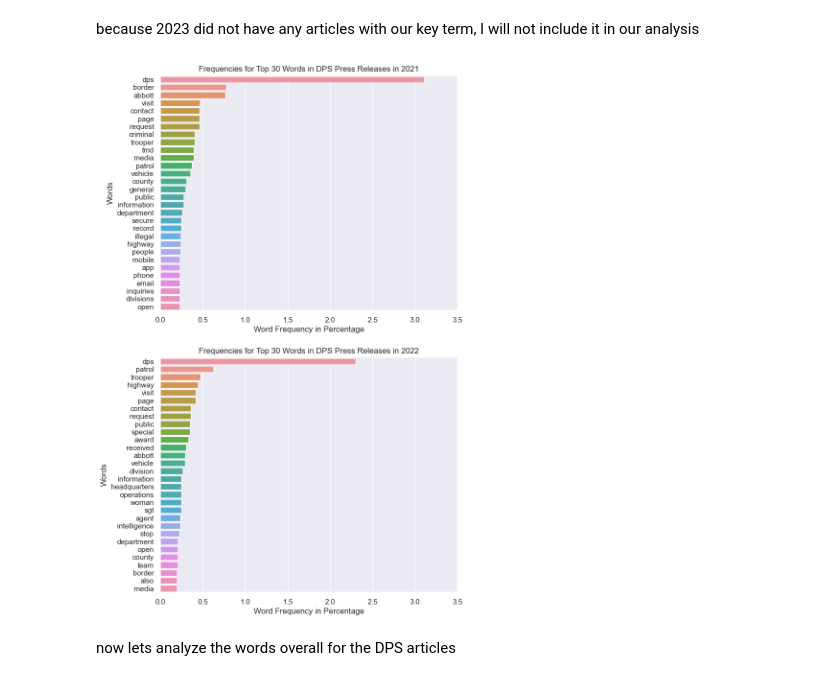
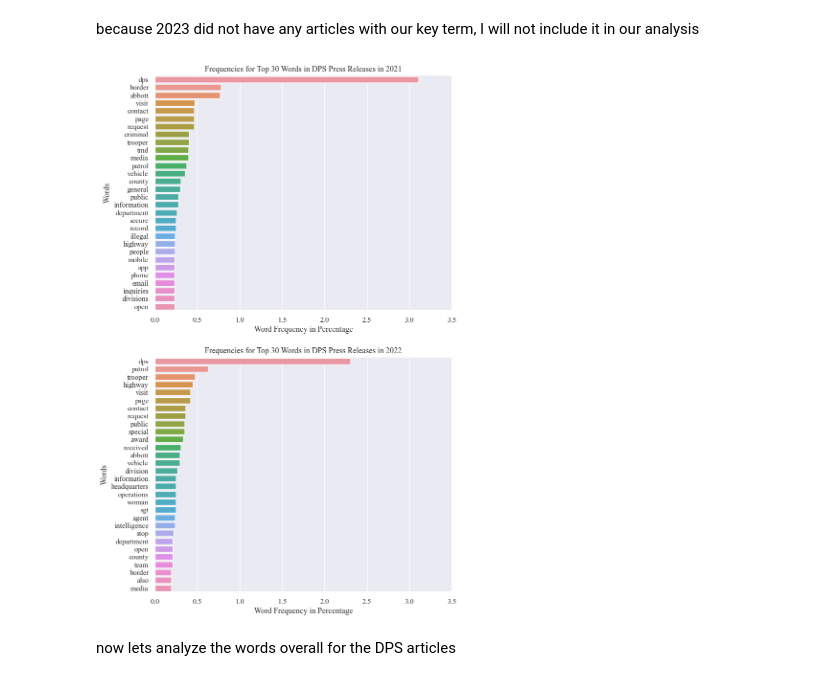
Before and after one commit to djryn/OLS_resesarch, a Jupyter notebook: DPS_scrape.ipynb, the cells around one changed output. Saved outputs shown, nothing was run; the diff lists cells and outputs as text; code cells hidden in the pictures.

```diff
--- a/DPS_scrape.ipynb
+++ b/DPS_scrape.ipynb
@@ -228,36 +228,39 @@ special: 25
 # %%
 import seaborn as sns
 import matplotlib.pyplot as plt
+
+plt.rcParams['font.family'] = 'Times New Roman'
+sns.set(font='Times New Roman')
 # %% [markdown]
 because 2023 did not have any articles with our key term, I will not include it in our analysis
 # %%
 dps_top_words_2021 = [(k ,(v/total_words[0])*100) for k, v in dps_freqs['2021'].most_common(30)]
 dps_top_words_2022 = [(k ,(v/total_words[1])*100) for k, v in dps_freqs['2022'].most_common(30)]
-
+sns.set(font='Times New Roman')
 
 # Create a bar plot of the most common words
 fig, axes = plt.subplots(2,1,figsize=(8,14))
 sns.set(style="darkgrid")
 sns.barplot(ax = axes[0],
             x=[w[1] for w in dps_top_words_2021],
             y=[w[0] for w in dps_top_words_2021])
 axes[0].set(xlabel='Word Frequency in Percentage',
             ylabel='Words',
             title='Frequencies for Top 30 Words in DPS Press Releases in 2021')
 axes[0].set_xlim(0,3.5)
 
 sns.barplot(ax = axes[1],
             x=[w[1] for w in dps_top_words_2022],
             y=[w[0] for w in dps_top_words_2022])
 axes[1].set(xlabel='Word Frequency in Percentage',
             ylabel='Words',
             title='Frequencies for Top 30 Words in DPS Press Releases in 2022')
 axes[1].set_xlim(0,3.5)
 
 plt.savefig('images/DPS/word_freqs_years.png', bbox_inches='tight')
 plt.show()
 # %% [output]
-[figure, old version]
+[figure, new version]
 # %% [markdown]
 now lets analyze the words overall for the DPS articles
 # %%
```
Also changed, not shown: parts of 3 cells of this notebook, 38 other files.
